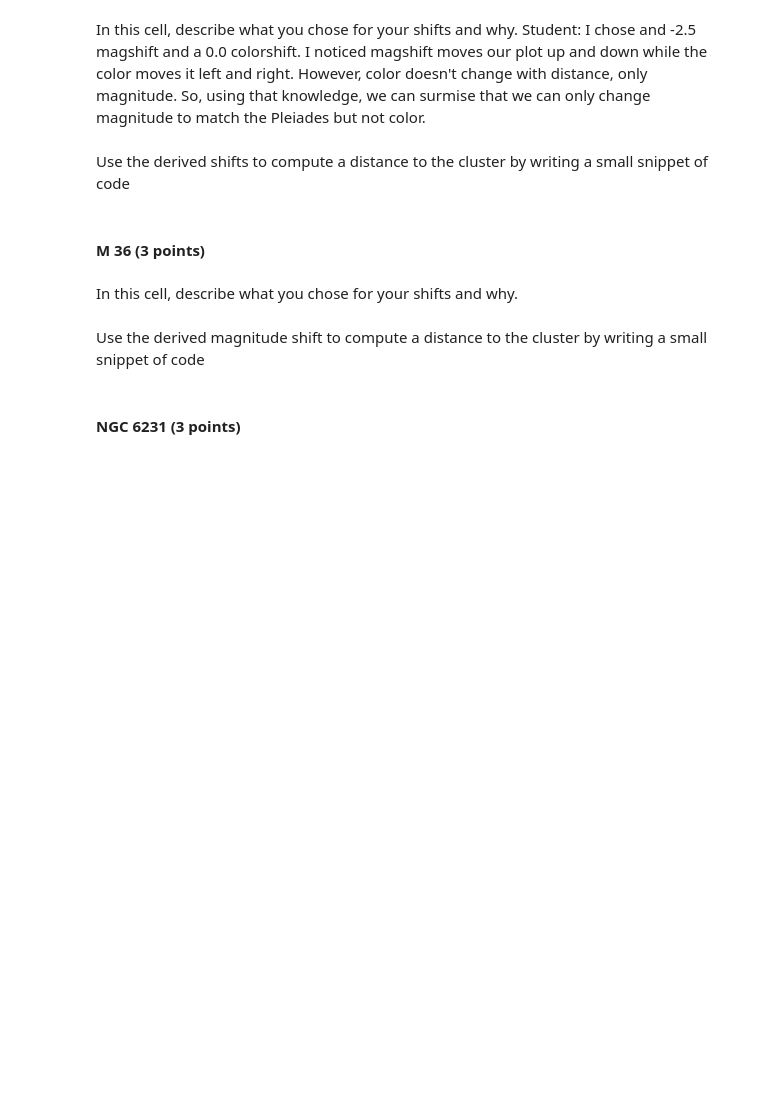
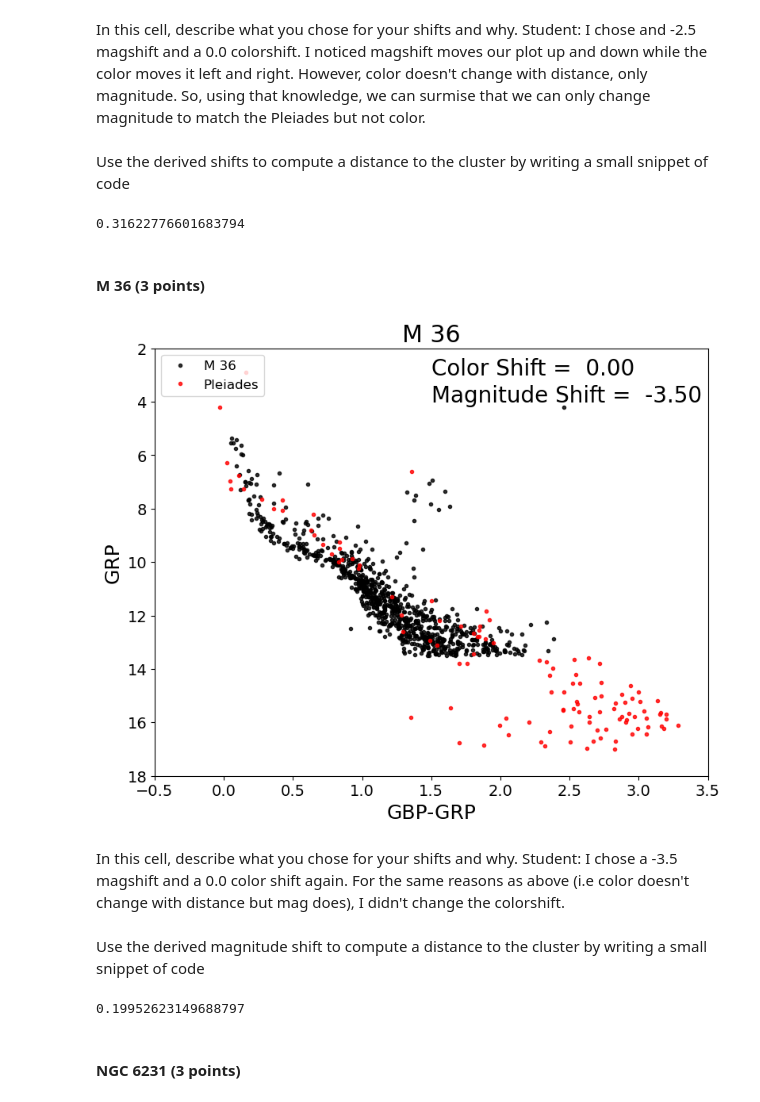
Before and after one commit to cadawata/CMD_distmod_student, a Jupyter notebook: cluster_plot_student.ipynb, the cells around one changed output. Drawn from its saved outputs; the diff is of its cells as text; code cells hidden in the pictures; blank space fills up the shorter version.

```diff
--- a/cluster_plot_student.ipynb
+++ b/cluster_plot_student.ipynb
@@ -51,20 +51,24 @@ Use the derived shifts to compute a distance to the cluster by writing a small s
 #write a calculation here that you execute and which prints out the distance to your cluster in pc.
 #To compute the log_10 you need to write "np.log10(number)"
 #### Write code here.
-distance_calc= 5 np.log10(d/10)
 # enter your calculated shift here
 shift_m34 = -2.5
 
 # Assuming the distance to M45 is 130pc write an code expression that converts your shift into the ratio of the distances
 #the Pleiades to this cluster
-dist_ratio_m34 =
+dist_ratio_m34 = 10**(shift_m34/5)
 print(dist_ratio_m34)
+# %% [output]
+0.31622776601683794
 # %% [markdown]
 #### M 36 (3 points)
 # %%
-cp.cmdplot(clustname='M 36',magshift=0.0,colshift=0.0)
+cp.cmdplot(clustname='M 36',magshift=-3.5,colshift=0.0)
+# %% [output]
+[figure, added]
-# %% [markdown]
-In this cell, describe what you chose for your shifts and why.
+# %% [markdown]
+In this cell, describe what you chose for your shifts and why.
+Student: I chose a -3.5 magshift and a 0.0 color shift again. For the same reasons as above (i.e color doesn't change with distance but mag does), I didn't change the colorshift.
 # %% [markdown]
 Use the derived magnitude shift to compute a distance to the cluster by writing a small snippet of code
 # %%
@@ -72,12 +76,14 @@ Use the derived magnitude shift to compute a distance to the cluster by writing
 #To compute the log_10 you need to write "np.log10(number)"
 #### Write code here.
 # enter your calculated shift here
-shift_m36 =
+shift_m36 = -3.5
 
 # Assuming the distance to M45 is 130pc write an code expression that converts your shift into the ratio of the distances
 #the Pleiades to this cluster
-dist_ratio_m36 =
+dist_ratio_m36 = 10**(shift_m36/5)
 print(dist_ratio_m36)
+# %% [output]
+0.19952623149688797
 # %% [markdown]
 #### NGC 6231  (3 points)
 # %%
```
Also changed, not shown: parts of 10 cells of this notebook.
